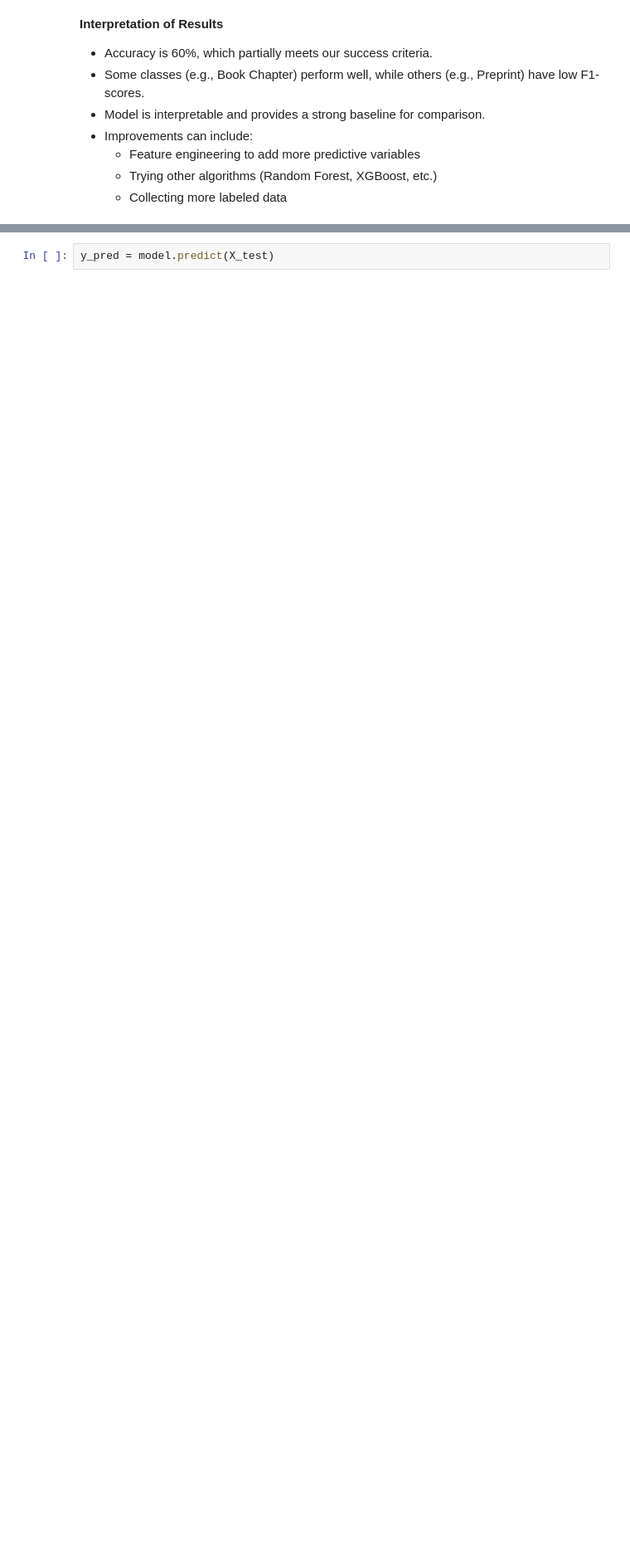
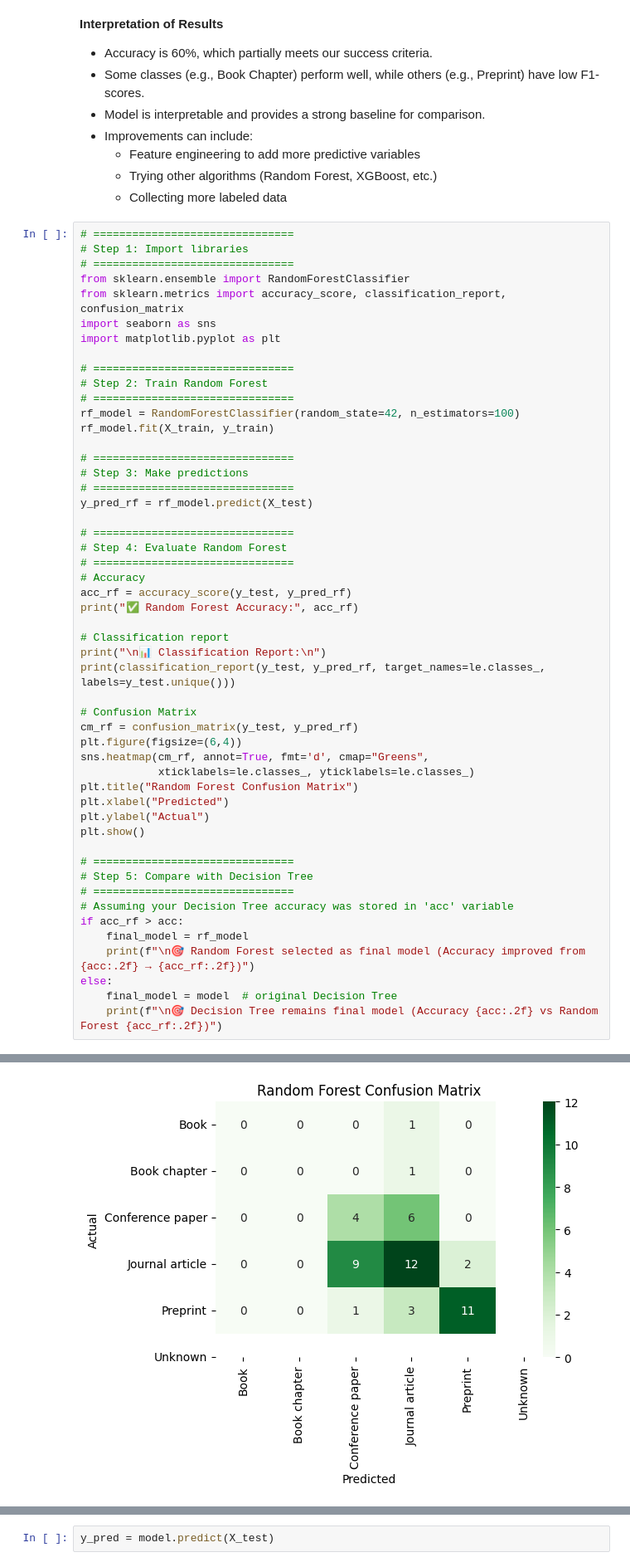
Before and after one commit to Tikulirekuti-Mwale/Publication_Types, a Jupyter notebook: classification_of_Publication_types.ipynb, the cells around one changed output, grey strips where cells are left out. Shown at 83% size. Drawn from its saved outputs; the diff is of its cells as text; blank space fills up the shorter version.

```diff
--- a/classification_of_Publication_types.ipynb
+++ b/classification_of_Publication_types.ipynb
@@ -647,3 +690,55 @@ Conference paper       0.29      0.50      0.37        10
   - Feature engineering to add more predictive variables
   - Trying other algorithms (Random Forest, XGBoost, etc.)
   - Collecting more labeled data
+# %%
+# ===============================
+# Step 1: Import libraries
+# ===============================
+from sklearn.ensemble import RandomForestClassifier
+from sklearn.metrics import accuracy_score, classification_report, confusion_matrix
+import seaborn as sns
+import matplotlib.pyplot as plt
+
+# ===============================
+# Step 2: Train Random Forest
+# ===============================
+rf_model = RandomForestClassifier(random_state=42, n_estimators=100)
+rf_model.fit(X_train, y_train)
+
+# ===============================
+# Step 3: Make predictions
+# ===============================
+y_pred_rf = rf_model.predict(X_test)
+
+# ===============================
+# Step 4: Evaluate Random Forest
+# ===============================
+# Accuracy
+acc_rf = accuracy_score(y_test, y_pred_rf)
+print("✅ Random Forest Accuracy:", acc_rf)
+
+# Classification report
+print("\n📊 Classification Report:\n")
+print(classification_report(y_test, y_pred_rf, target_names=le.classes_, labels=y_test.unique()))
+
+# Confusion Matrix
+cm_rf = confusion_matrix(y_test, y_pred_rf)
+plt.figure(figsize=(6,4))
+sns.heatmap(cm_rf, annot=True, fmt='d', cmap="Greens",
+            xticklabels=le.classes_, yticklabels=le.classes_)
+plt.title("Random Forest Confusion Matrix")
+plt.xlabel("Predicted")
+plt.ylabel("Actual")
+plt.show()
+
+# ===============================
+# Step 5: Compare with Decision Tree
+# ===============================
+# Assuming your Decision Tree accuracy was stored in 'acc' variable
+if acc_rf > acc:
+    final_model = rf_model
+    print(f"\n🎯 Random Forest selected as final model (Accuracy improved from {acc:.2f} → {acc_rf:.2f})")
+else:
+    final_model = model  # original Decision Tree
+    print(f"\n🎯 Decision Tree remains final model (Accuracy {acc:.2f} vs Random Forest {acc_rf:.2f})")
+# %% [output]
@@ -649,0 +760 @@ Conference paper       0.29      0.50      0.37        10
+[figure, added]
```
Also changed, not shown: parts of 17 cells of this notebook.
